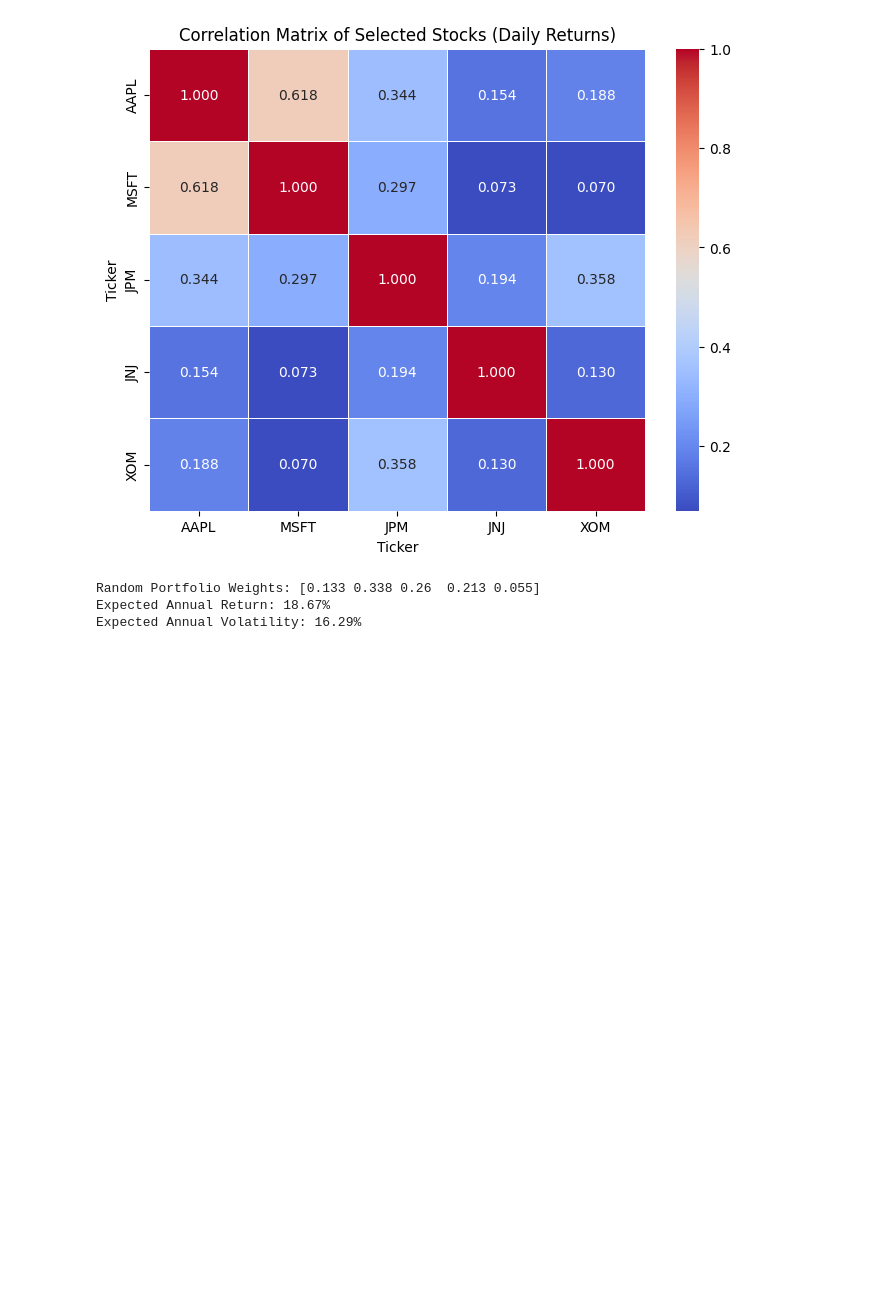
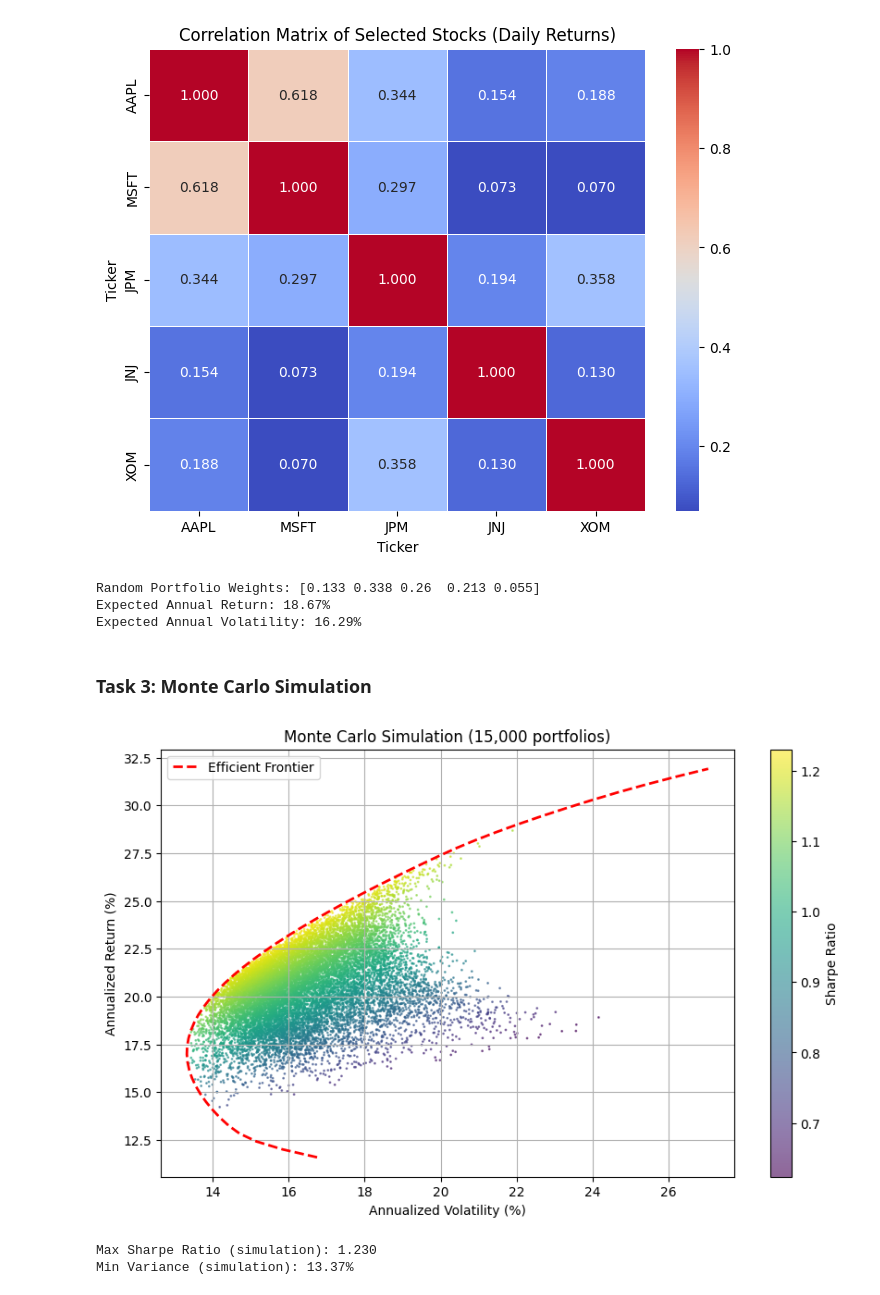
Before and after one commit to madurangaPrabhath/Portfolio-Optimization, a Jupyter notebook: Portfolio_Optimization_Assignment.ipynb, the cells around one changed output. Drawn from its saved outputs; the diff is of its cells as text; code cells hidden in the pictures; blank space fills up the shorter version.

```diff
--- a/Portfolio_Optimization_Assignment.ipynb
+++ b/Portfolio_Optimization_Assignment.ipynb
@@ -102,3 +102,66 @@ XOM     0.014106  0.004928  0.023524  0.005890  0.073169
 Random Portfolio Weights: [0.133 0.338 0.26  0.213 0.055]
 Expected Annual Return: 18.67%
 Expected Annual Volatility: 16.29%
+# %% [markdown]
+### Task 3: Monte Carlo Simulation
+# %%
+# Monte Carlo (15,000 portfolios)
+n_portfolios = 15000
+results = np.zeros((3, n_portfolios))
+weights_record = []
+
+rf = 0.035  # 3.5% risk-free rate
+
+for i in range(n_portfolios):
+    w = np.random.random(5)
+    w /= w.sum()
+    weights_record.append(w)
+
+    ret = np.sum(annual_returns * w)
+    vol = np.sqrt(w.T @ annual_cov @ w)
+    sharpe = (ret - rf) / vol
+
+    results[0,i] = ret
+    results[1,i] = vol
+    results[2,i] = sharpe
+
+# Find efficient frontier via optimization over target returns
+target_returns = np.linspace(annual_returns.min(), annual_returns.max(), 50)
+frontier_vol = []
+
+def min_vol_for_target(target):
+    constraints = ({'type': 'eq', 'fun': lambda w: np.sum(w)-1},
+                   {'type': 'eq', 'fun': lambda w: np.sum(annual_returns * w) - target})
+    bounds = tuple((0,1) for _ in range(5))
+    init = np.array([0.2]*5)
+    opt = minimize(lambda w: np.sqrt(w.T @ annual_cov @ w), init,
+                   method='SLSQP', bounds=bounds, constraints=constraints)
+    return opt.fun if opt.success else np.nan
+
+for t in target_returns:
+    frontier_vol.append(min_vol_for_target(t))
+
+# Plot
+plt.figure(figsize=(10,6))
+sc = plt.scatter(results[1,:]*100, results[0,:]*100, c=results[2,:],
+                 cmap='viridis', alpha=0.6, s=1)
+plt.colorbar(sc, label='Sharpe Ratio')
+plt.plot(np.array(frontier_vol)*100, target_returns*100, 'r--',
+         linewidth=2, label='Efficient Frontier')
+plt.xlabel('Annualized Volatility (%)')
+plt.ylabel('Annualized Return (%)')
+plt.title('Monte Carlo Simulation (15,000 portfolios)')
+plt.legend()
+plt.grid(True)
+plt.show()
+
+# Identify max Sharpe and min variance from simulation
+max_sharpe_idx = np.argmax(results[2])
+min_var_idx = np.argmin(results[1])
+
+print(f"Max Sharpe Ratio (simulation): {results[2,max_sharpe_idx]:.3f}")
+print(f"Min Variance (simulation): {results[1,min_var_idx]*100:.2f}%")
+# %% [output]
+[figure, added]
+Max Sharpe Ratio (simulation): 1.230
+Min Variance (simulation): 13.37%
```
